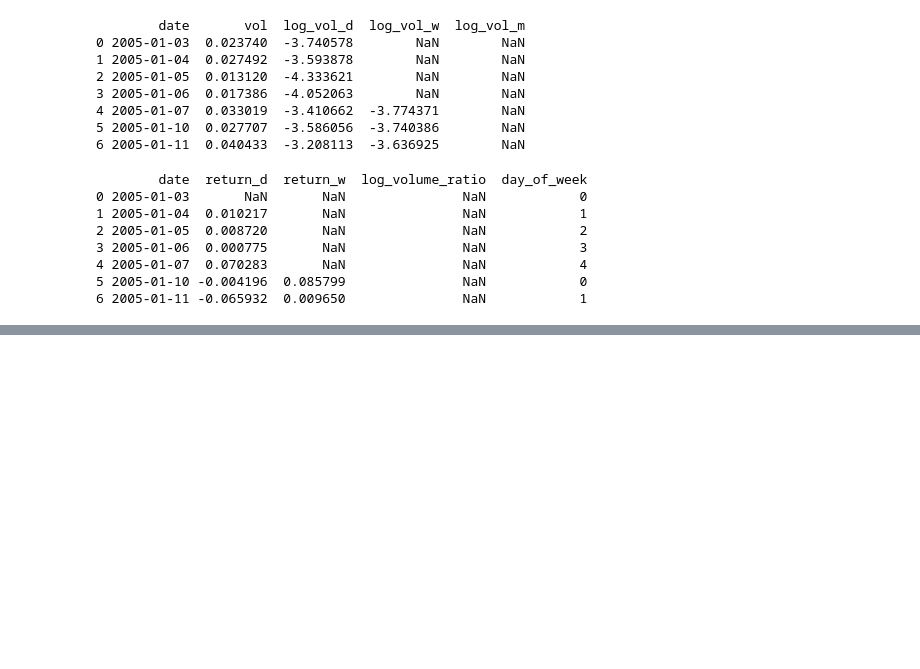
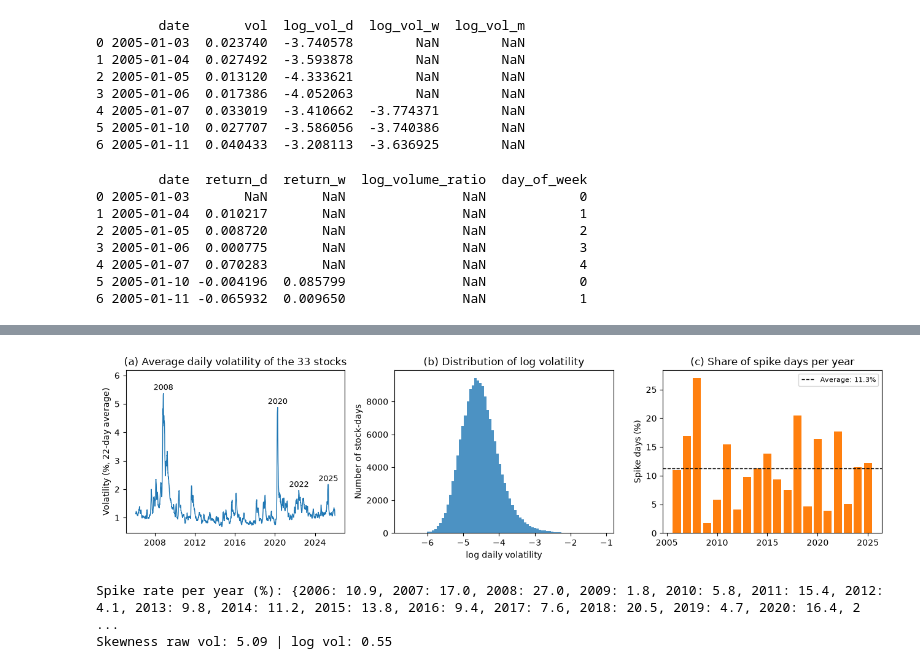
Before and after one commit to orel949/ML-volatility-forecasting, a Jupyter notebook: notebooks/data.ipynb, the cells around one changed output, grey strips where cells are left out. Drawn from its saved outputs; the diff is of its cells as text; code cells hidden in the pictures; blank space fills up the shorter version.

Commit message:
vol plot

```diff
--- a/notebooks/data.ipynb
+++ b/notebooks/data.ipynb
@@ -144,0 +208,45 @@ Lignes sans VIX : 0
+# %%
+Path("../figures").mkdir(exist_ok=True)
+
+data = pd.read_csv("../data/processed/features.csv", parse_dates=["date"])
+data["vol_pct"] = 100 * np.exp(data["log_vol_d"])
+
+fig, axes = plt.subplots(1, 3, figsize=(13, 3.6))
+
+# (a) Average daily volatility over time, 22-day smoothing
+avg_vol = data.groupby("date")["vol_pct"].mean().rolling(22).mean()
+axes[0].plot(avg_vol.index, avg_vol.values, color="tab:blue", linewidth=1)
+for year in ["2008", "2020", "2022", "2025"]:  # label the highest point of each crisis year
+    peak_day = avg_vol.loc[year].idxmax()
+    axes[0].annotate(year, (peak_day, avg_vol.loc[peak_day]),
+                     textcoords="offset points", xytext=(0, 4), ha="center", fontsize=9)
+axes[0].set_ylim(top=avg_vol.max() * 1.15)
+axes[0].set_title("(a) Average daily volatility of the 33 stocks")
+axes[0].set_ylabel("Volatility (%, 22-day average)")
+
+# (b) Distribution of log volatility
+axes[1].hist(data["log_vol_d"], bins=80, color="tab:blue", alpha=0.8)
+axes[1].set_title("(b) Distribution of log volatility")
+axes[1].set_xlabel("log daily volatility")
+axes[1].set_ylabel("Number of stock-days")
+
+# (c) Spike rate per year
+years = data[data["date"].dt.year >= 2006]
+spike_rate = 100 * years.groupby(years["date"].dt.year)["target_spike"].mean()
+axes[2].bar(spike_rate.index, spike_rate.values, color="tab:orange")
+axes[2].axhline(100 * data["target_spike"].mean(), color="black", linestyle="--", linewidth=1,
+                label=f"Average: {100 * data['target_spike'].mean():.1f}%")
+axes[2].set_title("(c) Share of spike days per year")
+axes[2].set_ylabel("Spike days (%)")
+axes[2].legend(fontsize=8)
+
+plt.tight_layout()
+plt.savefig("../figures/plot.png", dpi=200)
+plt.show()
+
+print("Spike rate per year (%):", spike_rate.round(1).to_dict())
+print("Skewness raw vol:", round(data["vol_pct"].skew(), 2), "| log vol:", round(data["log_vol_d"].skew(), 2))
+# %% [output]
+[figure, added]
+Spike rate per year (%): {2006: 10.9, 2007: 17.0, 2008: 27.0, 2009: 1.8, 2010: 5.8, 2011: 15.4, 2012: 4.1, 2013: 9.8, 2014: 11.2, 2015: 13.8, 2016: 9.4, 2017: 7.6, 2018: 20.5, 2019: 4.7, 2020: 16.4, 2 ...
+Skewness raw vol: 5.09 | log vol: 0.55
```
Also changed, not shown: parts of 4 cells of this notebook, 1 other file.
